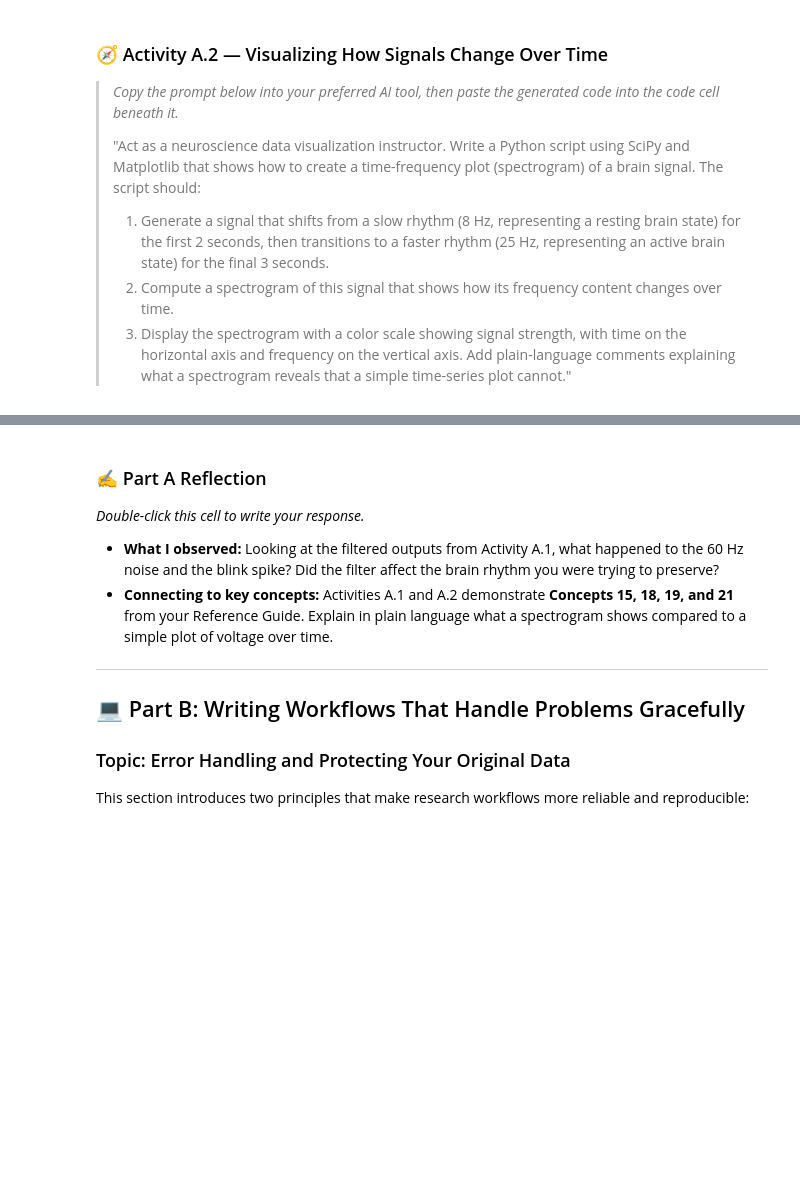
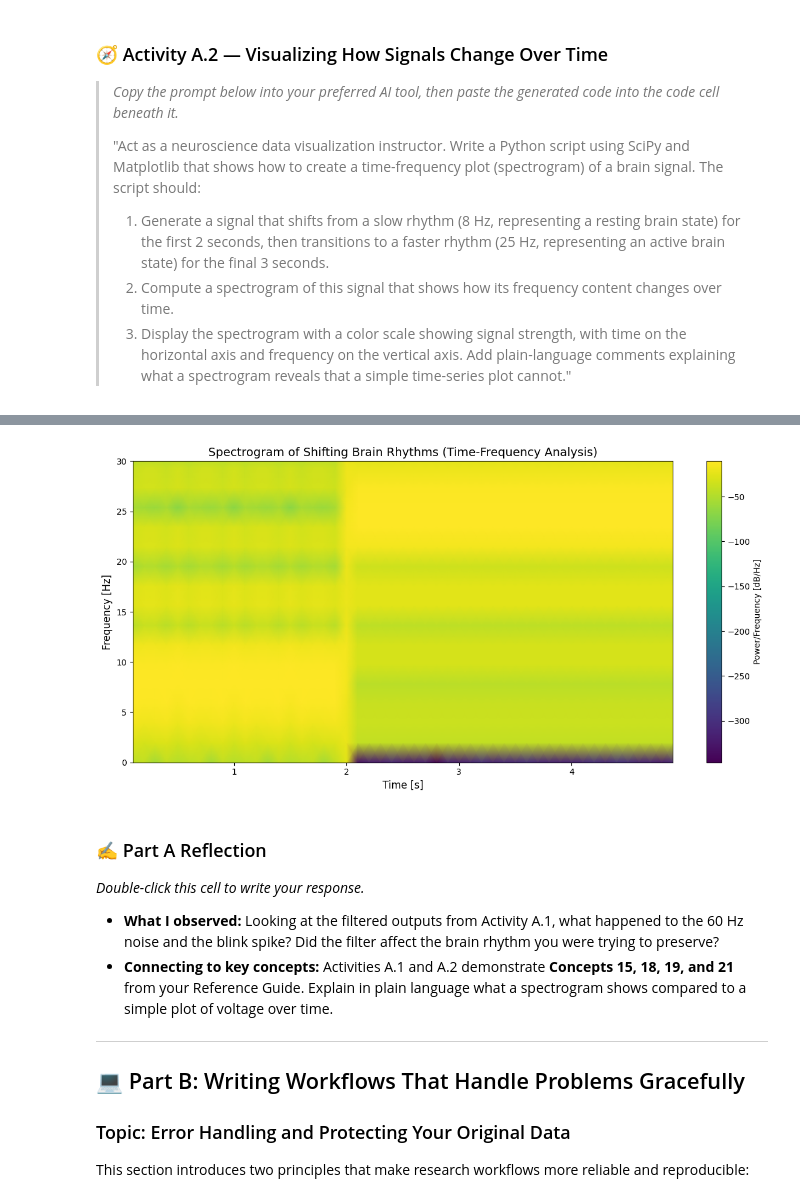
Before and after one commit to kajaharisai19/NSF_Workshop, a Jupyter notebook: Colab_04_Signal_Processing_Pipeline.ipynb, the cells around one changed output, grey strips where cells are left out. Drawn from its saved outputs; the diff is of its cells as text; code cells hidden in the pictures; blank space fills up the shorter version.

```diff
--- a/Colab_04_Signal_Processing_Pipeline.ipynb
+++ b/Colab_04_Signal_Processing_Pipeline.ipynb
@@ -279,3 +230,73 @@ plt.show()
+# %%
+import numpy as np
+from scipy import signal
+import matplotlib.pyplot as plt
+
+# --- 1. Signal Generation (Biological: Simulating changing brain states) ---
+# We're creating a signal that mimics a brain shifting from a relaxed (slow rhythm)
+# to an active (faster rhythm) state. A typical time-series plot (amplitude vs. time)
+# would show these changes in oscillation, but wouldn't clearly highlight WHEN
+# and at WHICH frequencies these changes occur simultaneously.
+
+sampling_rate = 500  # measurements per second (Hz)
+
+# Segment 1: Slow rhythm (e.g., 8 Hz Alpha wave) for 2 seconds
+duration_1 = 2       # seconds
+freq_slow = 8        # Hz
+num_samples_1 = int(sampling_rate * duration_1)
+t1 = np.linspace(0, duration_1, num_samples_1, endpoint=False)
+signal_slow = np.sin(2 * np.pi * freq_slow * t1)
+
+# Segment 2: Fast rhythm (e.g., 25 Hz Beta/Gamma wave) for 3 seconds
+duration_2 = 3       # seconds
+freq_fast = 25       # Hz
+num_samples_2 = int(sampling_rate * duration_2)
+t2 = np.linspace(duration_1, duration_1 + duration_2, num_samples_2, endpoint=False)
+signal_fast = np.sin(2 * np.pi * freq_fast * t2)
+
+# Combine the signals
+# Concatenate the time vectors and the signal arrays.
+t = np.concatenate((t1, t2))
+composite_signal = np.concatenate((signal_slow, signal_fast))
+
+# --- 2. Compute a Spectrogram (Mathematical: Time-Frequency Analysis) ---
+# A spectrogram breaks down the signal into its constituent frequencies over short,
+# overlapping time windows. This allows us to see how the frequency content
+# of the signal changes as time progresses. Mathematically, it's a sequence
+# of Fast Fourier Transforms (FFTs) computed over these sliding windows.
+
+# Parameters for spectrogram calculation:
+# `fs`: The sampling frequency of the signal (Hz).
+# `nperseg`: The length of each segment (window) used for FFT. A larger window
+#            gives better frequency resolution but poorer time resolution, and vice-versa.
+#            Here, 100 samples correspond to 100/500 = 0.2 seconds.
+# `noverlap`: The number of points to overlap between segments. Overlapping helps
+#             to smooth the spectrogram and reduce spectral leakage.
+# `nfft`: The length of the FFT. A larger NFFT can interpolate the frequency spectrum.
+
+f, times, Sxx = signal.spectrogram(composite_signal, fs=sampling_rate, nperseg=100, noverlap=50, nfft=256)
+
+# --- 3. Display the Spectrogram (Biological insight: When does the brain shift rhythms?) ---
+# A simple time-series plot (like the ones from Activity A.1 showing amplitude over time)
+# is great for seeing the overall waveform and sudden spikes. However, it struggles to
+# simultaneously show *which specific frequencies* are present at *any given moment*.
+# A spectrogram solves this by mapping frequency (Y-axis) against time (X-axis),
+# with color indicating the strength (power) of each frequency at each time point.
+# Biologically, this helps us pinpoint exactly when a brain transitions from an
+# alpha rhythm (relaxed) to a beta/gamma rhythm (active) or vice-versa, which is crucial
+# for understanding dynamic brain function during tasks or cognitive states.
+
+plt.figure(figsize=(12, 6))
+plt.pcolormesh(times, f, 10 * np.log10(Sxx), shading='gouraud')
+plt.ylabel('Frequency [Hz]', fontsize=12)
+plt.xlabel('Time [s]', fontsize=12)
+plt.title('Spectrogram of Shifting Brain Rhythms (Time-Frequency Analysis)', fontsize=14)
+plt.colorbar(label='Power/Frequency [dB/Hz]')
+plt.ylim([0, 30]) # Limit y-axis for better visualization of our frequencies of interest
+plt.tight_layout()
+plt.show()
+# %% [output]
+[figure, added]
 # %% [markdown]
 ### ✍️ Part A Reflection
 *Double-click this cell to write your response.*
```
Also changed, not shown: parts of 4 cells of this notebook.
